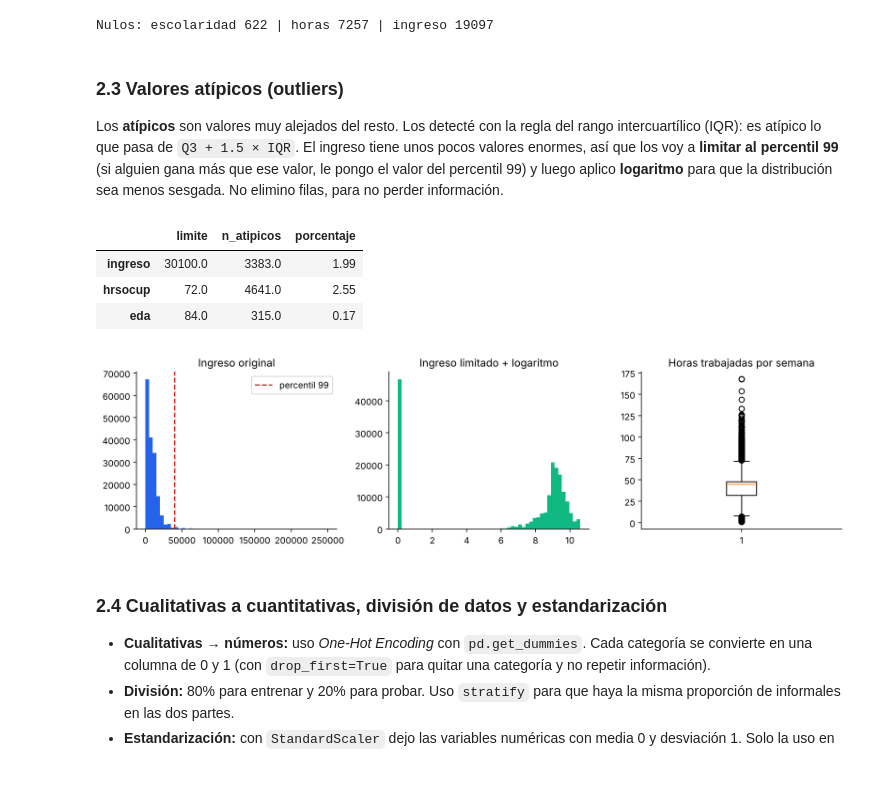
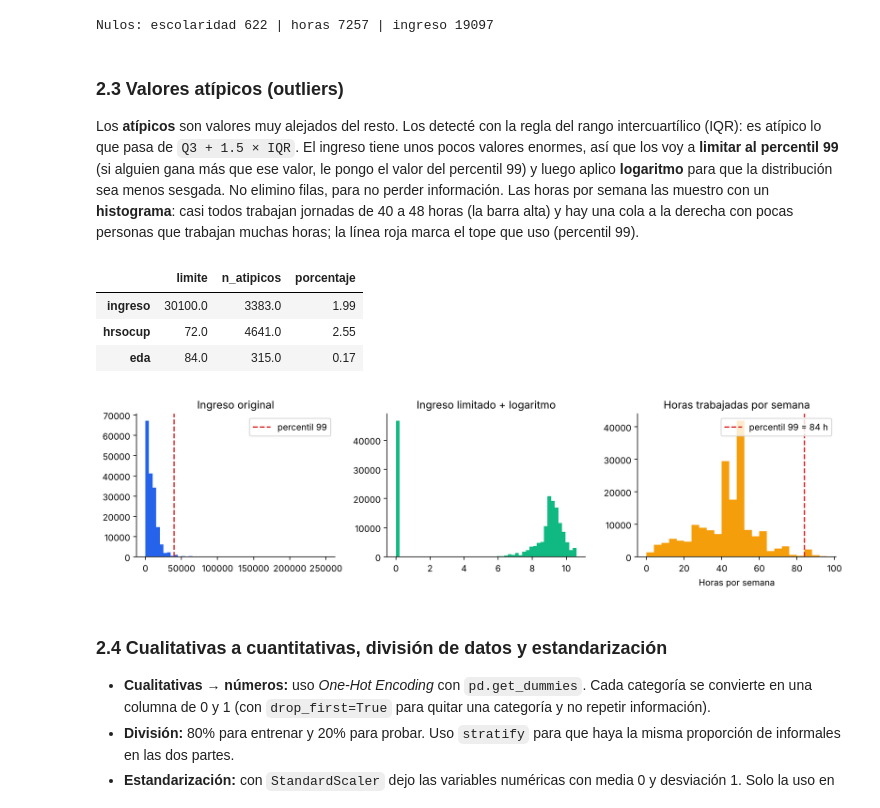
Before and after one commit to ivxnwww/Polymarket-UP-DOWN-5m, a Jupyter notebook: proyecto_enoe/Proyecto_ENOE_Informalidad.ipynb, the cells around one changed output. Drawn from its saved outputs; the diff is of its cells as text; code cells hidden in the pictures; blank space fills up the shorter version.

```diff
--- a/proyecto_enoe/Proyecto_ENOE_Informalidad.ipynb
+++ b/proyecto_enoe/Proyecto_ENOE_Informalidad.ipynb
@@ -103,7 +103,7 @@ datos = pd.read_csv(BASE + "/conjunto_de_datos/conjunto_de_datos_sdem_enoe_2026_
                     encoding="latin1", low_memory=False)
 
 # Catalogo con los nombres de los estados
-cat_ent = pd.read_csv(BASE + "/catalogos/cve_ent.csv", encoding="latin1", dtype=str)
+cat_ent = pd.read_csv(BASE + "/catalogos/cve_ent.csv", encoding="utf-8", dtype=str)   # este catalogo viene en UTF-8 (acentos)
 nombres_estados = {}
 for i in range(len(cat_ent)):
     nombres_estados[int(cat_ent["CVE_ENT"][i])] = cat_ent["DESCRIP"][i]
@@ -239,36 +239,40 @@ Nulos: escolaridad 622 | horas 7257 | ingreso 19097
 # %% [markdown]
 ### 2.3 Valores atípicos (outliers)
 Los **atípicos** son valores muy alejados del resto. Los detecté con la regla del rango intercuartílico (IQR): es atípico lo que pasa de `Q3 + 1.5 × IQR`.
-El ingreso tiene unos pocos valores enormes, así que los voy a **limitar al percentil 99** (si alguien gana más que ese valor, le pongo el valor del percentil 99) y luego aplico **logaritmo** para que la distribución sea menos sesgada. No elimino filas, para no perder información.
+El ingreso tiene unos pocos valores enormes, así que los voy a **limitar al percentil 99** (si alguien gana más que ese valor, le pongo el valor del percentil 99) y luego aplico **logaritmo** para que la distribución sea menos sesgada. No elimino filas, para no perder información. Las horas por semana las muestro con un **histograma**: casi todos trabajan jornadas de 40 a 48 horas (la barra alta) y hay una cola a la derecha con pocas personas que trabajan muchas horas; la línea roja marca el tope que uso (percentil 99).
 # %%
 atipicos = {}
 for c in ["ingreso", "hrsocup", "eda"]:
     x = d[c].dropna()
     q1 = x.quantile(0.25)
     q3 = x.quantile(0.75)
     limite = q3 + 1.5 * (q3 - q1)
     n = (x > limite).sum()
     atipicos[c] = {"limite": round(float(limite), 1), "n_atipicos": int(n), "porcentaje": round(float(n / len(x) * 100), 2)}
 R["atipicos"] = atipicos
 display(pd.DataFrame(atipicos).T)
 
 p99 = d["ingreso"].quantile(0.99)
 fig, ax = plt.subplots(1, 3, figsize=(12, 3.3))
 ax[0].hist(d["ingreso"].dropna(), bins=50, color=AZUL)
 ax[0].axvline(p99, color=ROJO, linestyle="--", label="percentil 99")
 ax[0].set_title("Ingreso original")
 ax[0].legend()
 ax[1].hist(np.log1p(d["ingreso"].clip(upper=p99).dropna()), bins=50, color=VERDE)
 ax[1].set_title("Ingreso limitado + logaritmo")
-ax[2].boxplot(d["hrsocup"].dropna())
+tope_h = d["hrsocup"].quantile(0.99)
+ax[2].hist(d["hrsocup"].dropna(), bins=range(0, 100, 4), color=NARANJA)
+ax[2].axvline(tope_h, color=ROJO, linestyle="--", label="percentil 99 = " + str(int(tope_h)) + " h")
 ax[2].set_title("Horas trabajadas por semana")
+ax[2].set_xlabel("Horas por semana")
+ax[2].legend(loc="upper right")
 guardar("f03_outliers")
 # %% [output]
 |  | limite | n_atipicos | porcentaje |
 | ingreso | 30100.0 | 3383.0 | 1.99 |
 | hrsocup | 72.0 | 4641.0 | 2.55 |
 | eda | 84.0 | 315.0 | 0.17 |
-[figure, old version]
+[figure, new version]
 # %% [markdown]
 ### 2.4 Cualitativas a cuantitativas, división de datos y estandarización
 - **Cualitativas → números:** uso *One-Hot Encoding* con `pd.get_dummies`. Cada categoría se convierte en una columna de 0 y 1 (con `drop_first=True` para quitar una categoría y no repetir información).
```
Also changed, not shown: parts of 5 cells of this notebook, 13 other files.
